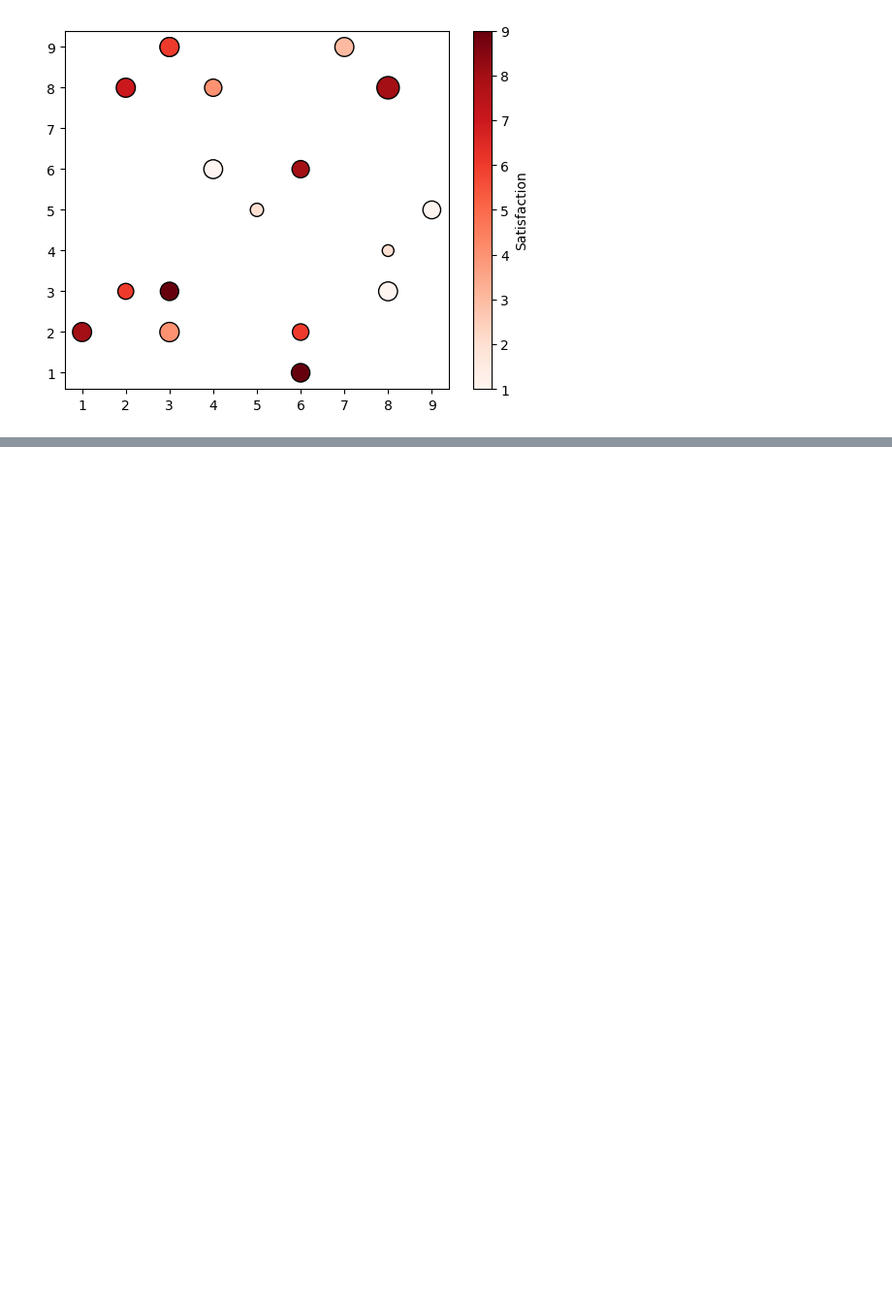
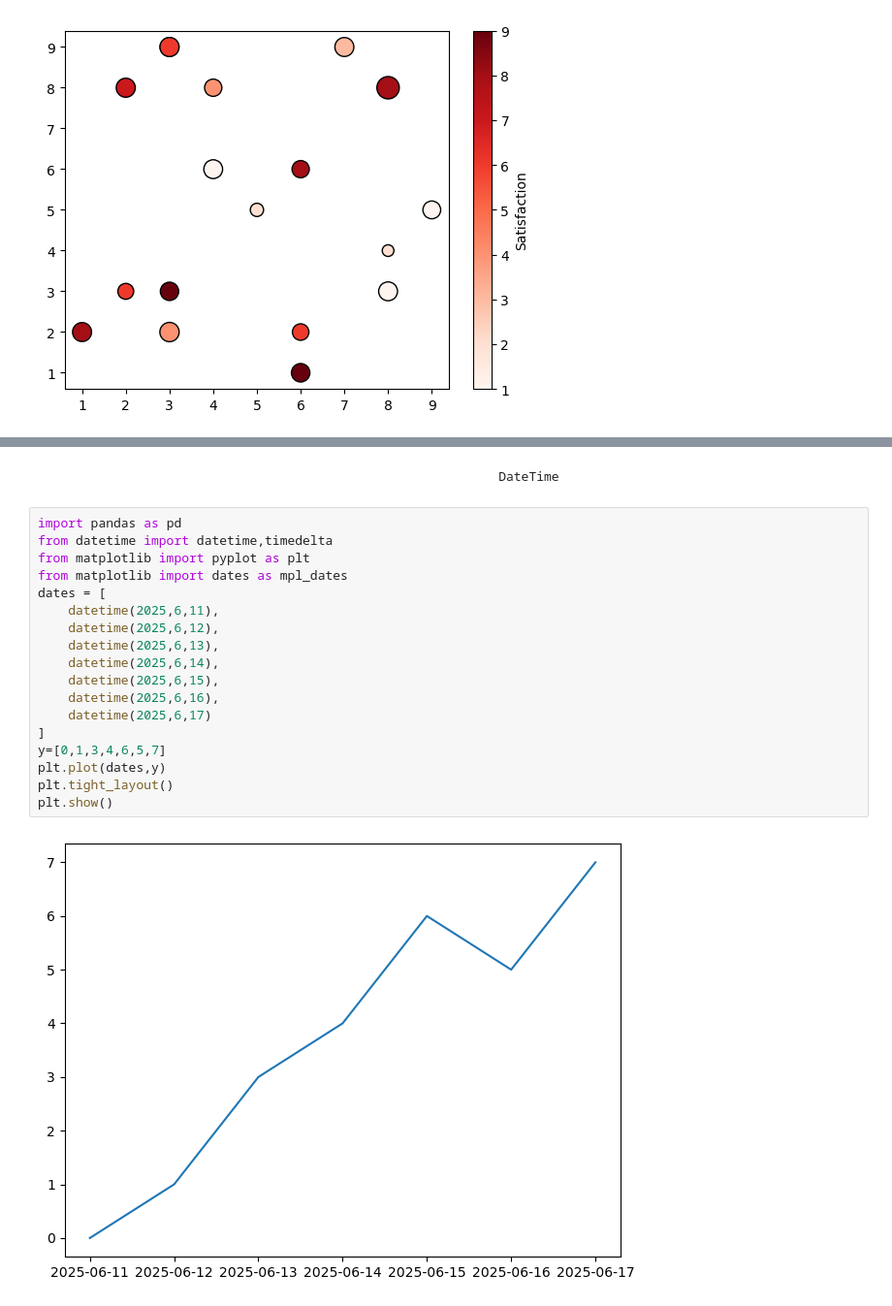
Before and after one commit to Suruthi-Keerthika/Projects, a Jupyter notebook: Mat.ipynb, the cells around one changed output, grey strips where cells are left out. Shown at 97% size. Cells and saved outputs as stored; diff of their text form; blank space fills up the shorter version.

```diff
--- a/Mat.ipynb
+++ b/Mat.ipynb
@@ -375,0 +399,22 @@ plt.show()
+# %% [markdown]
+                                                               DateTime
+# %%
+import pandas as pd
+from datetime import datetime,timedelta
+from matplotlib import pyplot as plt
+from matplotlib import dates as mpl_dates
+dates = [
+    datetime(2025,6,11),
+    datetime(2025,6,12),
+    datetime(2025,6,13),
+    datetime(2025,6,14),
+    datetime(2025,6,15),
+    datetime(2025,6,16),
+    datetime(2025,6,17)
+]
+y=[0,1,3,4,6,5,7]
+plt.plot(dates,y)
+plt.tight_layout()
+plt.show()
+# %% [output]
+[figure, added]
```
Also changed, not shown: parts of 3 cells of this notebook.
